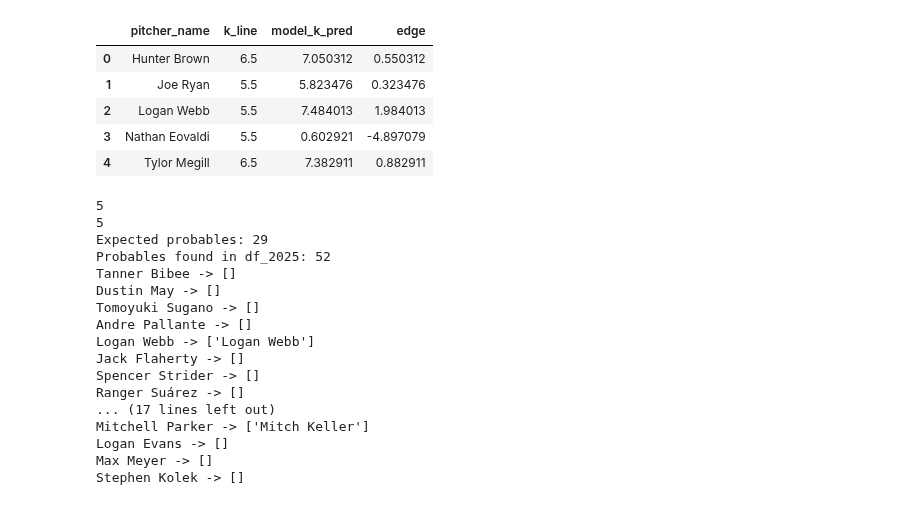
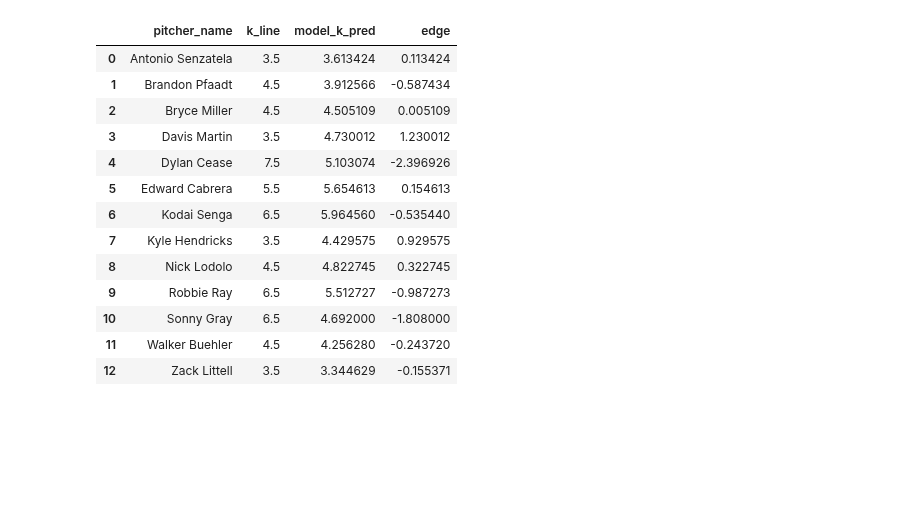
Before and after one commit to b00se/sportsbalf, a Jupyter notebook: notebooks/pitcher_prediction.ipynb, the cells around one changed output. Cells and saved outputs as stored; diff of their text form; code cells hidden in the pictures; blank space fills up the shorter version.

```diff
--- a/notebooks/pitcher_prediction.ipynb
+++ b/notebooks/pitcher_prediction.ipynb
@@ -34,51 +34,31 @@ df_latest = (
     .tail(1)
 )
 
-with open("../models/ridge_pitcher_k_model.json") as f:
+with open("../models/XGB_Tuned.json") as f:
     meta = json.load(f)
 
 X_pred = df_latest[meta["features"]]
 # %%
 from joblib import load
-model = load("../models/ridge_pitcher_k_model.joblib")
+model = load("../models/xgb_tuned_pitcher_k_model.joblib")
 df_latest['model_k_pred'] = model.predict(X_pred)
 # %%
 merged = df_latest.merge(lines, left_on='pitcher_name', right_on='player', how='left')
 merged['edge'] = merged['model_k_pred'] - merged['k_line']
 picks = merged[['pitcher_name', 'k_line', 'model_k_pred', 'edge']]
-picks.head(25)
+picks.head(99)
 # %% [output]
 |  | pitcher_name | k_line | model_k_pred | edge |
-| 0 | Hunter Brown | 6.5 | 7.050312 | 0.550312 |
-| 1 | Joe Ryan | 5.5 | 5.823476 | 0.323476 |
-| 2 | Logan Webb | 5.5 | 7.484013 | 1.984013 |
-| 3 | Nathan Eovaldi | 5.5 | 0.602921 | -4.897079 |
-| 4 | Tylor Megill | 6.5 | 7.382911 | 0.882911 |
+| 0 | Antonio Senzatela | 3.5 | 3.613424 | 0.113424 |
+| 1 | Brandon Pfaadt | 4.5 | 3.912566 | -0.587434 |
+| 2 | Bryce Miller | 4.5 | 4.505109 | 0.005109 |
+| 3 | Davis Martin | 3.5 | 4.730012 | 1.230012 |
+| 4 | Dylan Cease | 7.5 | 5.103074 | -2.396926 |
+| 5 | Edward Cabrera | 5.5 | 5.654613 | 0.154613 |
+| 6 | Kodai Senga | 6.5 | 5.964560 | -0.535440 |
+| 7 | Kyle Hendricks | 3.5 | 4.429575 | 0.929575 |
+| 8 | Nick Lodolo | 4.5 | 4.822745 | 0.322745 |
+| 9 | Robbie Ray | 6.5 | 5.512727 | -0.987273 |
+| 10 | Sonny Gray | 6.5 | 4.692000 | -1.808000 |
+| 11 | Walker Buehler | 4.5 | 4.256280 | -0.243720 |
+| 12 | Zack Littell | 3.5 | 3.344629 | -0.155371 |
-# %%
-print(df_latest.shape[0])
-print(X_pred.shape[0])
-print("Expected probables:", len(probables))
-print("Probables found in df_2025:", df_2025['pitcher_name'].isin(probables).sum())
-
-import difflib
-for name in probables:
-    close = difflib.get_close_matches(name, df_2025['pitcher_name'].unique(), n=1)
-    print(f"{name} -> {close}")
-# %% [output]
-5
-5
-Expected probables: 29
-Probables found in df_2025: 52
-Tanner Bibee -> []
-Dustin May -> []
-Tomoyuki Sugano -> []
-Andre Pallante -> []
-Logan Webb -> ['Logan Webb']
-Jack Flaherty -> []
-Spencer Strider -> []
-Ranger Suárez -> []
-... (17 lines left out)
-Mitchell Parker -> ['Mitch Keller']
-Logan Evans -> []
-Max Meyer -> []
-Stephen Kolek -> []
```
Also changed, not shown: parts of 5 cells of this notebook, 2 other files.
